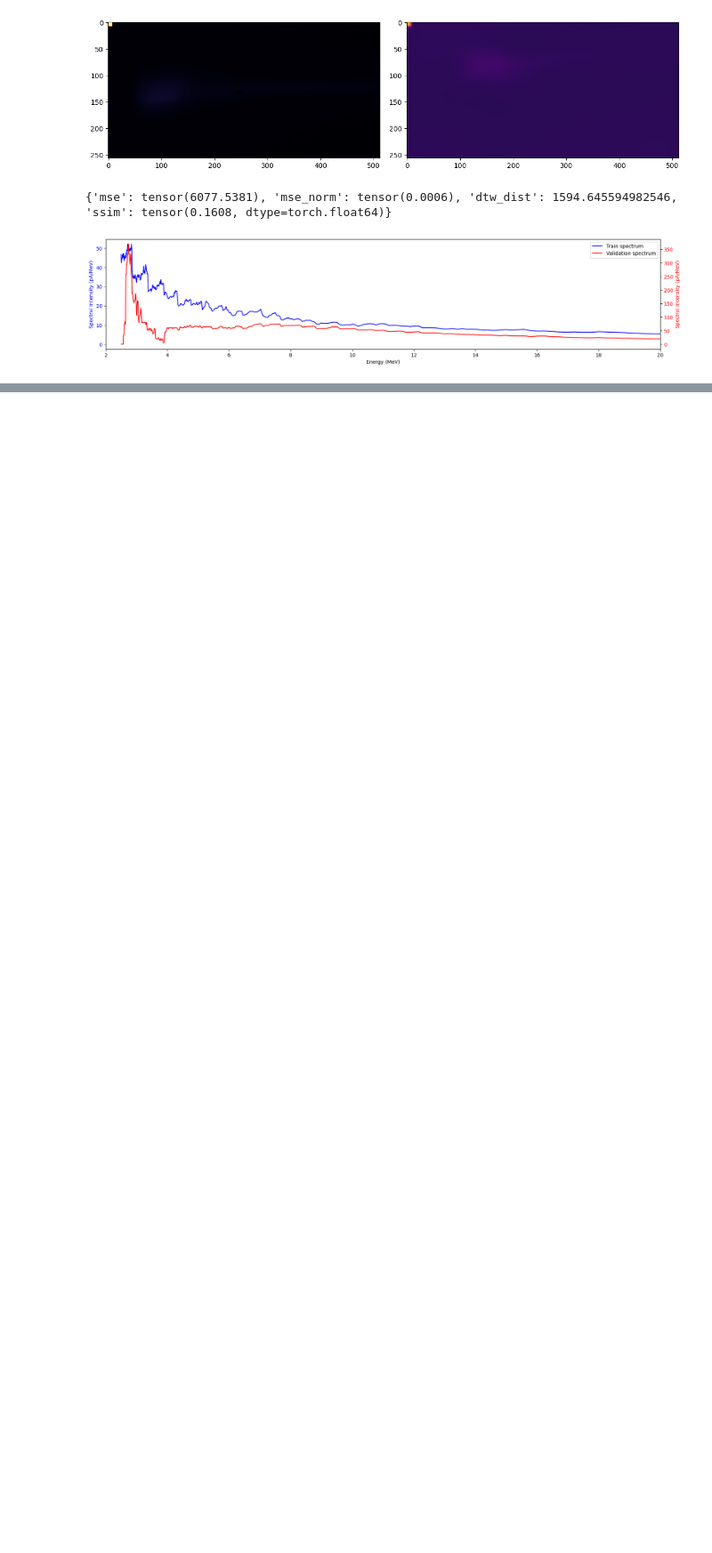
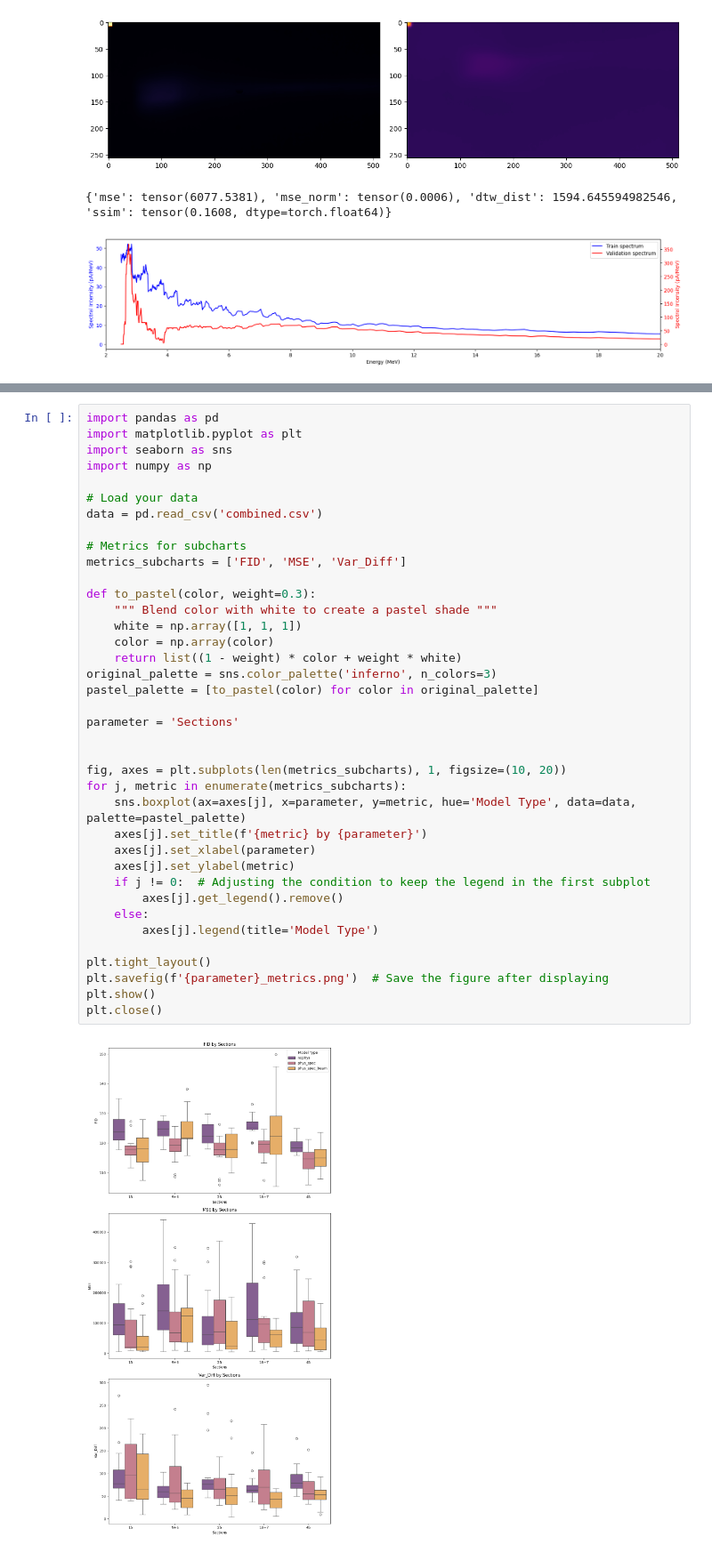
Before and after one commit to Jechmate/diffAE-elibeams, a Jupyter notebook: metrics.ipynb, the cells around one changed output, grey strips where cells are left out. Shown: that part at 89% size. Cells and saved outputs as stored; diff of their text form; blank space fills up the shorter version.

```diff
--- a/metrics.ipynb
+++ b/metrics.ipynb
@@ -57,0 +436,40 @@ plot_spectra(spectra['spectr_train'], spectra['spectr_valid'])
+# %%
+import pandas as pd
+import matplotlib.pyplot as plt
+import seaborn as sns
+import numpy as np
+
+# Load your data
+data = pd.read_csv('combined.csv')
+
+# Metrics for subcharts
+metrics_subcharts = ['FID', 'MSE', 'Var_Diff']
+
+def to_pastel(color, weight=0.3):
+    """ Blend color with white to create a pastel shade """
+    white = np.array([1, 1, 1])
+    color = np.array(color)
+    return list((1 - weight) * color + weight * white)
+original_palette = sns.color_palette('inferno', n_colors=3)
+pastel_palette = [to_pastel(color) for color in original_palette]
+
+parameter = 'Sections'
+
+
+fig, axes = plt.subplots(len(metrics_subcharts), 1, figsize=(10, 20))
+for j, metric in enumerate(metrics_subcharts):
+    sns.boxplot(ax=axes[j], x=parameter, y=metric, hue='Model Type', data=data, palette=pastel_palette)
+    axes[j].set_title(f'{metric} by {parameter}')
+    axes[j].set_xlabel(parameter)
+    axes[j].set_ylabel(metric)
+    if j != 0:  # Adjusting the condition to keep the legend in the first subplot
+        axes[j].get_legend().remove()
+    else:
+        axes[j].legend(title='Model Type')
+
+plt.tight_layout()
+plt.savefig(f'{parameter}_metrics.png')  # Save the figure after displaying
+plt.show()
+plt.close()
+# %% [output]
+[figure, added]
```
Also changed, not shown: parts of 9 cells of this notebook, 10 other files.
